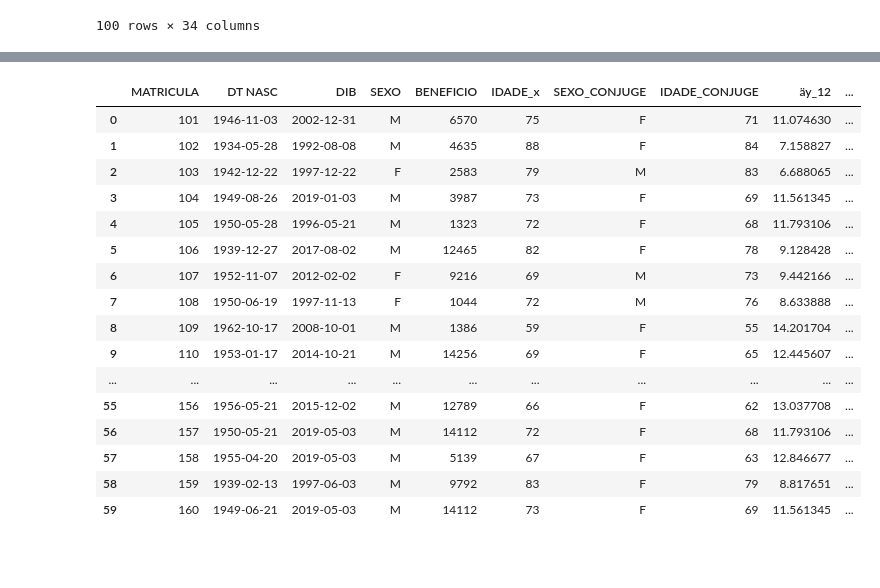
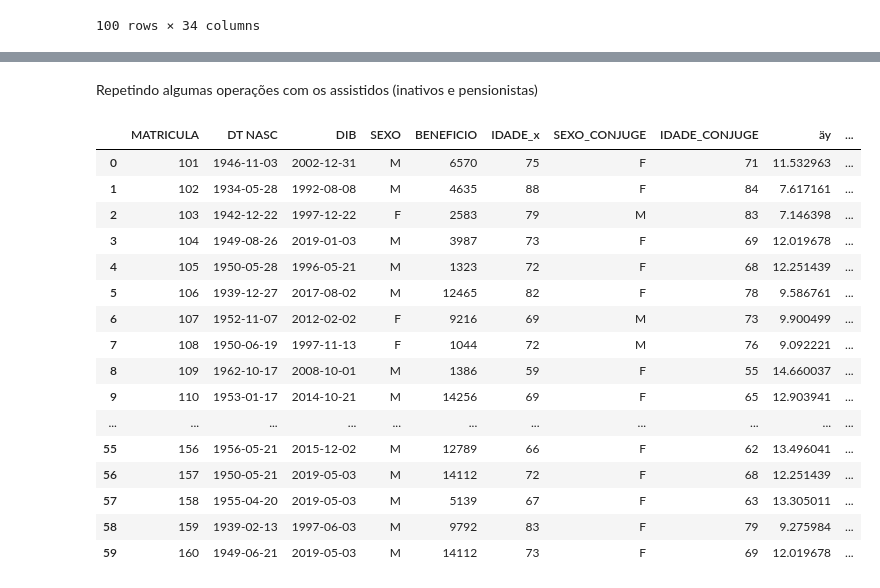
Before and after one commit to helderbelo/tcc, a Jupyter notebook: TCC_versao_comutacao.ipynb, the cells around one changed output, grey strips where cells are left out. Drawn from its saved outputs; the diff is of its cells as text; code cells hidden in the pictures; blank space fills up the shorter version.

```diff
--- a/TCC_versao_comutacao.ipynb
+++ b/TCC_versao_comutacao.ipynb
@@ -64,25 +73,28 @@ Tratando o DataFrame para construir uma tábua multidecremental
 
 tabua_feminina = pd.DataFrame(None)
 
-tabua_feminina['qx'] = banco_tabuas[[mortalidade_geral_F]]          # definindo a tábua para a variável qx
+tabua_feminina['qx'] = banco_tabuas[[mortalidade_geral_F]].copy()   # definindo a tábua para a variável qx
 tabua_feminina = tabua_feminina[tabua_feminina['qx'].notna()]       # excluindo as idades sem valores para qx (últimas idades pós idade ômega)
 
-tabua_feminina.reset_index(names=['x'],inplace=True)                # utilizando a coluna índice para representar as idades 'x'
+# utilizando a coluna índice para representar as idades 'x'
+tabua_feminina.reset_index(inplace=True)
+tabua_feminina.rename(columns={"index":"x"},inplace=True)
 
-tabua_feminina['qxi'] =  0.0 #banco_tabuas[[mortalidade_invalidos_F]]
-tabua_feminina['ix'] = banco_tabuas[[entrada_invalidez]].fillna(0)  # preenche os valores 'nan' com zeros
+tabua_feminina['qxi'] =  0.0 #banco_tabuas[[mortalidade_invalidos_F]] # será utilizado em aprimoramentos futuros
+tabua_feminina['ix'] = banco_tabuas[[entrada_invalidez]].copy().fillna(0)  # preenche os valores 'nan' com zeros
 
 #======== Tábua Masculina ===============
+
 # Repetindo o processo para a tábua masculina
-
 tabua_masculina = pd.DataFrame(None)
-tabua_masculina['qx'] = banco_tabuas[[mortalidade_geral_M]]
+tabua_masculina['qx'] = banco_tabuas[[mortalidade_geral_M]].copy()
 tabua_masculina = tabua_masculina[tabua_masculina['qx'].notna()]
 
-tabua_masculina.reset_index(names=['x'],inplace=True)
+tabua_masculina.reset_index(inplace=True)
+tabua_masculina.rename(columns={"index":"x"},inplace=True)
 
 tabua_masculina['qxi'] = 0.0 #banco_tabuas[[mortalidade_invalidos_M]]
-tabua_masculina['ix'] = banco_tabuas[[entrada_invalidez]].fillna(0)
+tabua_masculina['ix'] = banco_tabuas[[entrada_invalidez]].copy().fillna(0)
 
 #========== Idade ômega ============
 w = max(tabua_feminina.x.values[-1],tabua_masculina.x.values[-1])
@@ -433,50 +477,52 @@ TOTAL VABF: R$ 90.759.626,61
+# %% [markdown]
+Repetindo algumas operações com os assistidos (inativos e pensionistas)
 # %%
 aposentados['IDADE_x'] = (database - aposentados['DT NASC']).astype('timedelta64[Y]').astype(int)
 
 # Sexo do conjuge com base no sexo oposto
 aposentados['SEXO_CONJUGE'] = np.where(aposentados.SEXO == 'M', 'F', 'M')
 
 # Idade do conjuge com base nas premissas
 aposentados['IDADE_CONJUGE'] = np.where(aposentados.SEXO == 'M',aposentados.IDADE_x-dif_conjuge,aposentados.IDADE_x+dif_conjuge)
 
 aposentados['id'] =  np.where(aposentados.SEXO_CONJUGE == 'M',      #Se o sexo do cônjuge = Masculino, adicionará/subtrairá idade do aposentado conforme premissa
                               aposentados.SEXO_CONJUGE+"-"+(aposentados.IDADE_x+dif_conjuge).astype(str),
                               aposentados.SEXO_CONJUGE+"-"+(aposentados.IDADE_x-dif_conjuge).astype(str))
 
-aposentados = aposentados.merge(tabua_unica[['id','äx_12']], on='id',how='left')
-aposentados.rename(columns={'äx_12':'äy_12'},inplace=True)
+aposentados = aposentados.merge(tabua_unica[['id','äx']], on='id',how='left')
+aposentados.rename(columns={'äx':'äy'},inplace=True)
 aposentados.drop(columns='id',inplace=True)
 
 #==================================================
 
 aposentados['id'] =  aposentados.SEXO+"-"+aposentados.IDADE_x.astype(str)
 
-aposentados = aposentados.merge(tabua_unica[['id','äx_12','äxy_12']], on='id',how='left')
+aposentados = aposentados.merge(tabua_unica[['id','äx','äxy']], on='id',how='left')
 aposentados.drop(columns='id',inplace=True)
 
-aposentados['PMBC_APO'] = 13 * aposentados.BENEFICIO * aposentados['äx_12']
+aposentados['PMBC_APO'] = 13 * aposentados.BENEFICIO * aposentados['äx']
 
-aposentados['PMBC_REV_PENS'] =  13 * perc_reversao_pensao * aposentados.BENEFICIO * (aposentados.äy_12 - aposentados.äxy_12)
+aposentados['PMBC_REV_PENS'] =  13 * perc_reversao_pensao * aposentados.BENEFICIO * (aposentados.äy - aposentados.äxy)
 
 aposentados
 # %% [output]
-|  | MATRICULA | DT NASC | DIB | SEXO | BENEFICIO | IDADE_x | SEXO_CONJUGE | IDADE_CONJUGE | äy_12 | ... |
-| 0 | 101 | 1946-11-03 | 2002-12-31 | M | 6570 | 75 | F | 71 | 11.074630 | ... |
-| 1 | 102 | 1934-05-28 | 1992-08-08 | M | 4635 | 88 | F | 84 | 7.158827 | ... |
-| 2 | 103 | 1942-12-22 | 1997-12-22 | F | 2583 | 79 | M | 83 | 6.688065 | ... |
-| 3 | 104 | 1949-08-26 | 2019-01-03 | M | 3987 | 73 | F | 69 | 11.561345 | ... |
-| 4 | 105 | 1950-05-28 | 1996-05-21 | M | 1323 | 72 | F | 68 | 11.793106 | ... |
-| 5 | 106 | 1939-12-27 | 2017-08-02 | M | 12465 | 82 | F | 78 | 9.128428 | ... |
-| 6 | 107 | 1952-11-07 | 2012-02-02 | F | 9216 | 69 | M | 73 | 9.442166 | ... |
-| 7 | 108 | 1950-06-19 | 1997-11-13 | F | 1044 | 72 | M | 76 | 8.633888 | ... |
-| 8 | 109 | 1962-10-17 | 2008-10-01 | M | 1386 | 59 | F | 55 | 14.201704 | ... |
-| 9 | 110 | 1953-01-17 | 2014-10-21 | M | 14256 | 69 | F | 65 | 12.445607 | ... |
+|  | MATRICULA | DT NASC | DIB | SEXO | BENEFICIO | IDADE_x | SEXO_CONJUGE | IDADE_CONJUGE | äy | ... |
+| 0 | 101 | 1946-11-03 | 2002-12-31 | M | 6570 | 75 | F | 71 | 11.532963 | ... |
+| 1 | 102 | 1934-05-28 | 1992-08-08 | M | 4635 | 88 | F | 84 | 7.617161 | ... |
+| 2 | 103 | 1942-12-22 | 1997-12-22 | F | 2583 | 79 | M | 83 | 7.146398 | ... |
+| 3 | 104 | 1949-08-26 | 2019-01-03 | M | 3987 | 73 | F | 69 | 12.019678 | ... |
+| 4 | 105 | 1950-05-28 | 1996-05-21 | M | 1323 | 72 | F | 68 | 12.251439 | ... |
+| 5 | 106 | 1939-12-27 | 2017-08-02 | M | 12465 | 82 | F | 78 | 9.586761 | ... |
+| 6 | 107 | 1952-11-07 | 2012-02-02 | F | 9216 | 69 | M | 73 | 9.900499 | ... |
+| 7 | 108 | 1950-06-19 | 1997-11-13 | F | 1044 | 72 | M | 76 | 9.092221 | ... |
+| 8 | 109 | 1962-10-17 | 2008-10-01 | M | 1386 | 59 | F | 55 | 14.660037 | ... |
+| 9 | 110 | 1953-01-17 | 2014-10-21 | M | 14256 | 69 | F | 65 | 12.903941 | ... |
 | ... | ... | ... | ... | ... | ... | ... | ... | ... | ... | ... |
-| 55 | 156 | 1956-05-21 | 2015-12-02 | M | 12789 | 66 | F | 62 | 13.037708 | ... |
-| 56 | 157 | 1950-05-21 | 2019-05-03 | M | 14112 | 72 | F | 68 | 11.793106 | ... |
-| 57 | 158 | 1955-04-20 | 2019-05-03 | M | 5139 | 67 | F | 63 | 12.846677 | ... |
-| 58 | 159 | 1939-02-13 | 1997-06-03 | M | 9792 | 83 | F | 79 | 8.817651 | ... |
-| 59 | 160 | 1949-06-21 | 2019-05-03 | M | 14112 | 73 | F | 69 | 11.561345 | ... |
+| 55 | 156 | 1956-05-21 | 2015-12-02 | M | 12789 | 66 | F | 62 | 13.496041 | ... |
+| 56 | 157 | 1950-05-21 | 2019-05-03 | M | 14112 | 72 | F | 68 | 12.251439 | ... |
+| 57 | 158 | 1955-04-20 | 2019-05-03 | M | 5139 | 67 | F | 63 | 13.305011 | ... |
+| 58 | 159 | 1939-02-13 | 1997-06-03 | M | 9792 | 83 | F | 79 | 9.275984 | ... |
+| 59 | 160 | 1949-06-21 | 2019-05-03 | M | 14112 | 73 | F | 69 | 12.019678 | ... |
 # %%
 pensionistas['IDADE_x'] = (database - pensionistas['DT NASC']).astype('timedelta64[Y]').astype(int)
 
```
Also changed, not shown: parts of 37 cells of this notebook.
